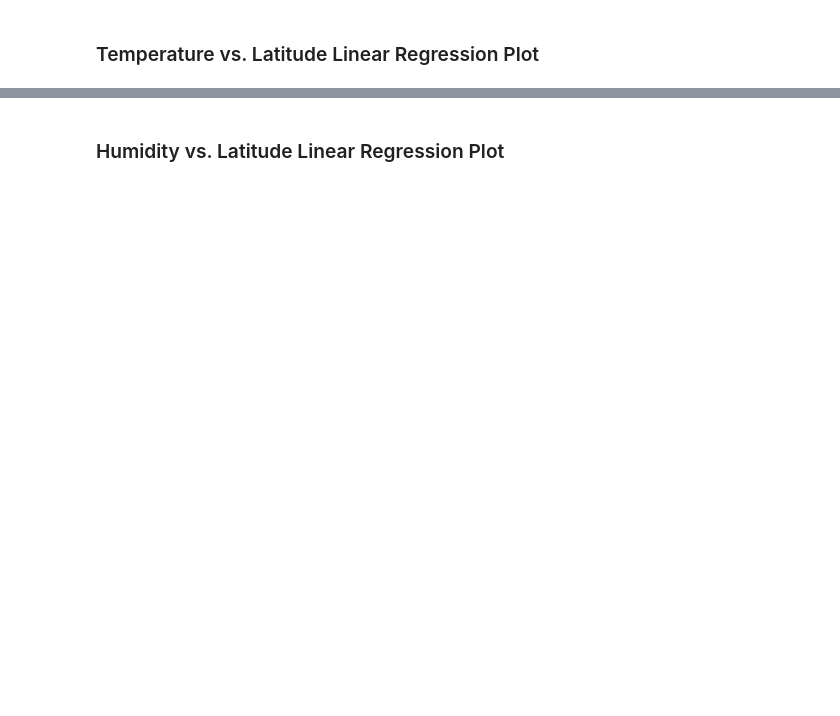
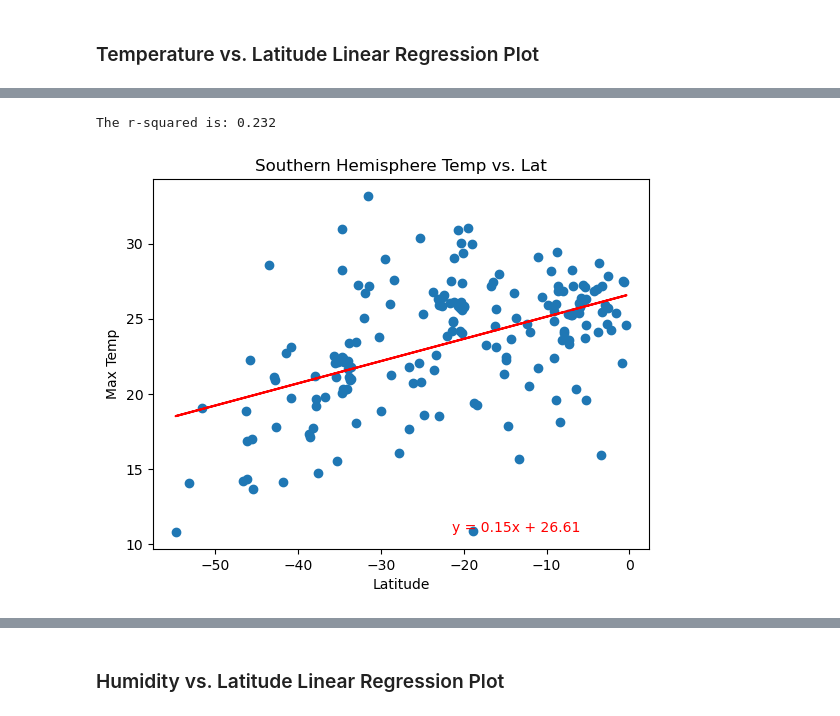
Before and after one commit to CameronLeslie1/Python-API-Challenge, a Jupyter notebook: starter_code/WeatherPy.ipynb, the cells around one changed output, grey strips where cells are left out. Saved outputs shown, nothing was run; the diff lists cells and outputs as text; code cells hidden in the pictures; blank space fills up the shorter version.

```diff
--- a/starter_code/WeatherPy.ipynb
+++ b/starter_code/WeatherPy.ipynb
@@ -318,0 +327,9 @@ The r-value is: 0.4121057168607245
+# %%
+# Linear regression on Southern Hemisphere
+x_axis = southern_hemi_df["Lat"]
+y_axis = southern_hemi_df["Max Temp"]
+
+Linear_Regression_Plots(x_axis,y_axis,"Latitude","Max Temp","Southern Hemisphere Temp vs. Lat")
+# %% [output]
+The r-squared is: 0.232
+[figure, added]
```
Also changed, not shown: parts of 27 cells of this notebook.
